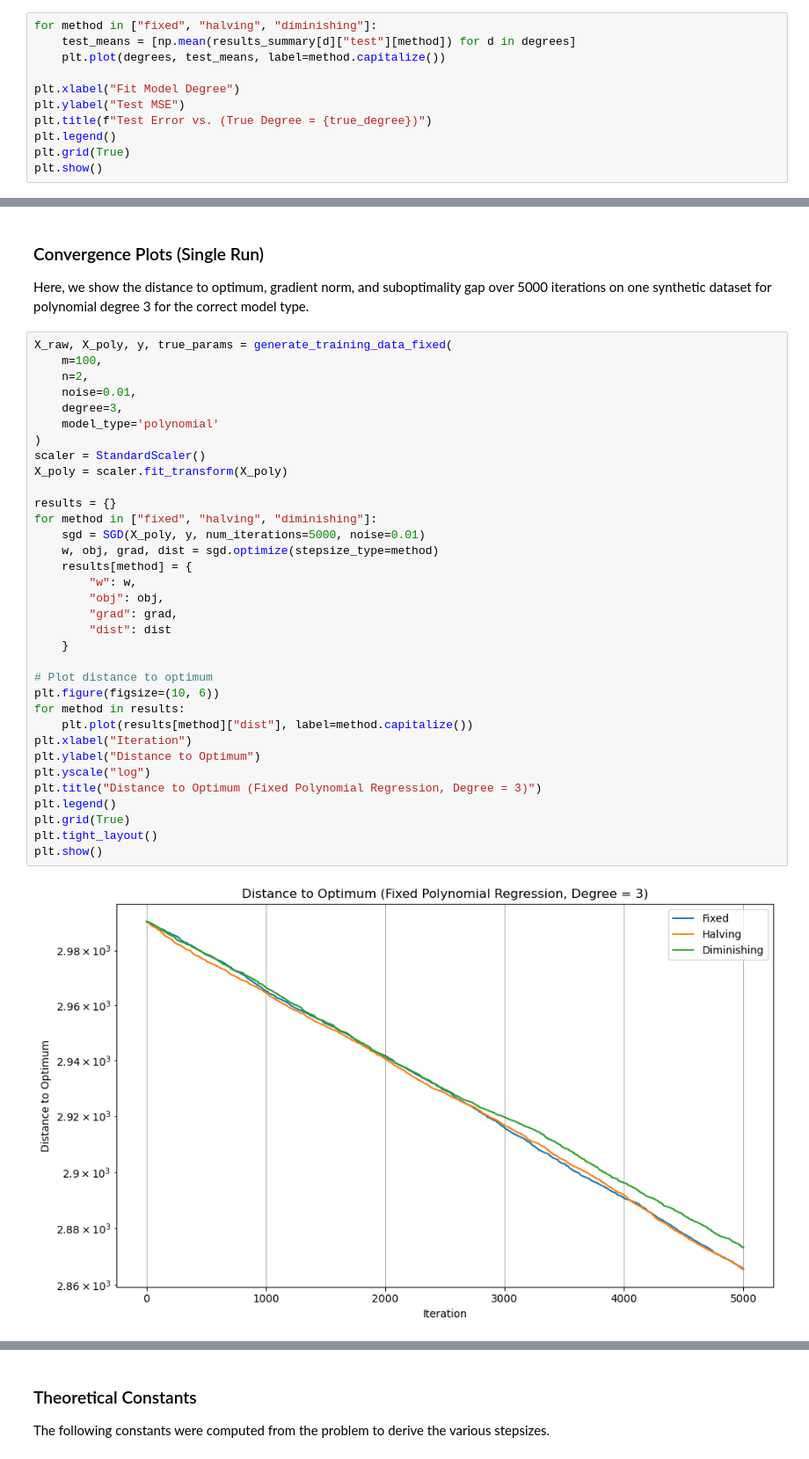
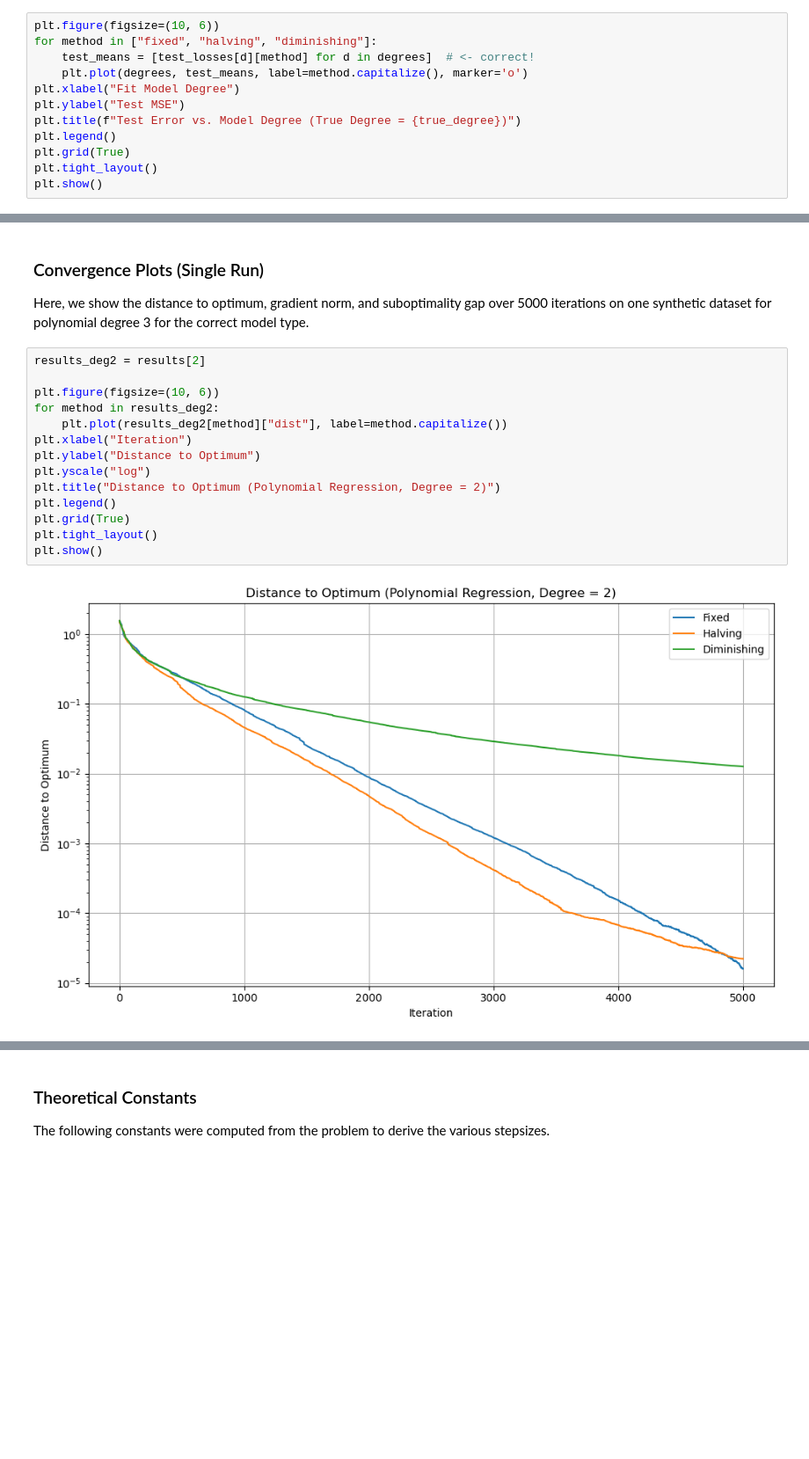
Before and after one commit to ericab322/SGD-Regression, a Jupyter notebook: experiments/true_polynomial_regression.ipynb, the cells around one changed output, grey strips where cells are left out. Shown at 88% size. Saved outputs shown, nothing was run; the diff lists cells and outputs as text; blank space fills up the shorter version.

```diff
--- a/experiments/true_polynomial_regression.ipynb
+++ b/experiments/true_polynomial_regression.ipynb
@@ -82,12 +87,13 @@ Diminishing Results:
 # %%
+plt.figure(figsize=(10, 6))
 for method in ["fixed", "halving", "diminishing"]:
-    test_means = [np.mean(results_summary[d]["test"][method]) for d in degrees]
-    plt.plot(degrees, test_means, label=method.capitalize())
-
+    test_means = [test_losses[d][method] for d in degrees]  # <- correct!
+    plt.plot(degrees, test_means, label=method.capitalize(), marker='o')
 plt.xlabel("Fit Model Degree")
 plt.ylabel("Test MSE")
-plt.title(f"Test Error vs. (True Degree = {true_degree})")
+plt.title(f"Test Error vs. Model Degree (True Degree = {true_degree})")
 plt.legend()
 plt.grid(True)
+plt.tight_layout()
 plt.show()
 # %% [output]
@@ -97,41 +103,21 @@ plt.show()
 
 Here, we show the distance to optimum, gradient norm, and suboptimality gap over 5000 iterations on one synthetic dataset for polynomial degree 3 for the correct model type.
 # %%
-X_raw, X_poly, y, true_params = generate_training_data_fixed(
-    m=100,
-    n=2,
-    noise=0.01,
-    degree=3,
-    model_type='polynomial'
-)
-scaler = StandardScaler()
-X_poly = scaler.fit_transform(X_poly)
+results_deg2 = results[2]
 
-results = {}
-for method in ["fixed", "halving", "diminishing"]:
-    sgd = SGD(X_poly, y, num_iterations=5000, noise=0.01)
-    w, obj, grad, dist = sgd.optimize(stepsize_type=method)
-    results[method] = {
-        "w": w,
-        "obj": obj,
-        "grad": grad,
-        "dist": dist
-    }
-
-# Plot distance to optimum
 plt.figure(figsize=(10, 6))
-for method in results:
-    plt.plot(results[method]["dist"], label=method.capitalize())
+for method in results_deg2:
+    plt.plot(results_deg2[method]["dist"], label=method.capitalize())
 plt.xlabel("Iteration")
 plt.ylabel("Distance to Optimum")
 plt.yscale("log")
-plt.title("Distance to Optimum (Fixed Polynomial Regression, Degree = 3)")
+plt.title("Distance to Optimum (Polynomial Regression, Degree = 2)")
 plt.legend()
 plt.grid(True)
 plt.tight_layout()
 plt.show()
 # %% [output]
-[figure, old version]
+[figure, new version]
 # %%
 plt.figure(figsize=(10, 6))
 plt.yscale("log")
```
Also changed, not shown: parts of 6 cells of this notebook, 2 other files.
